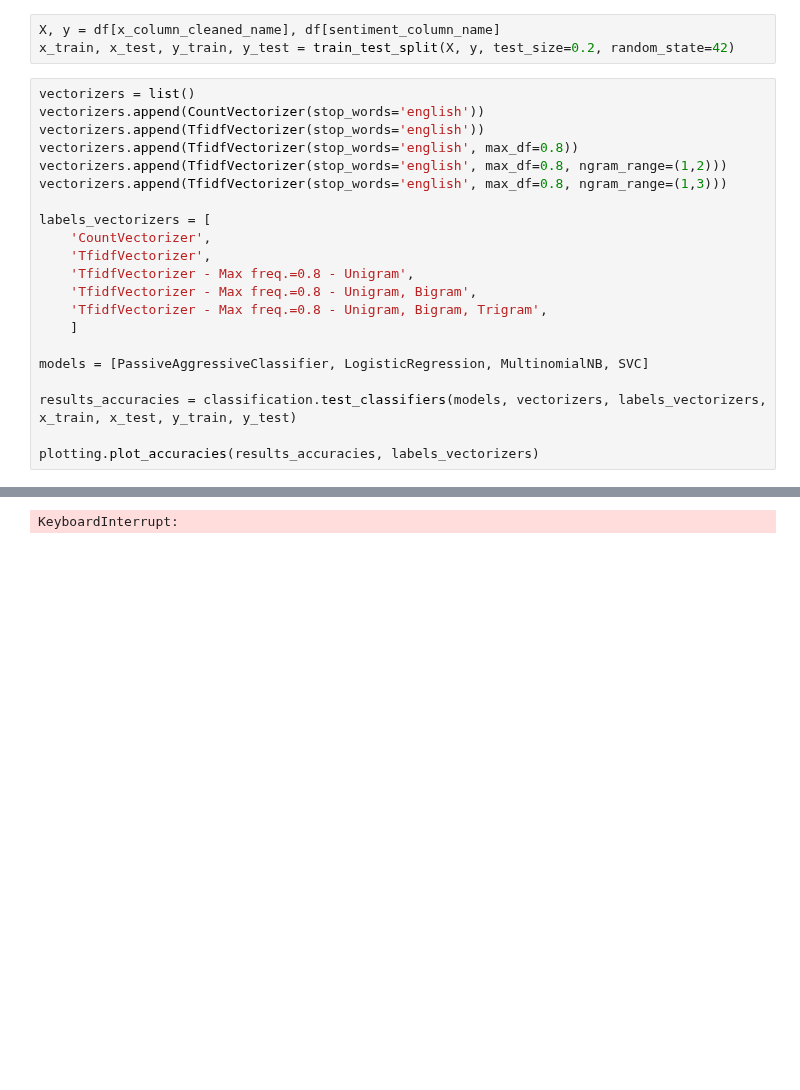
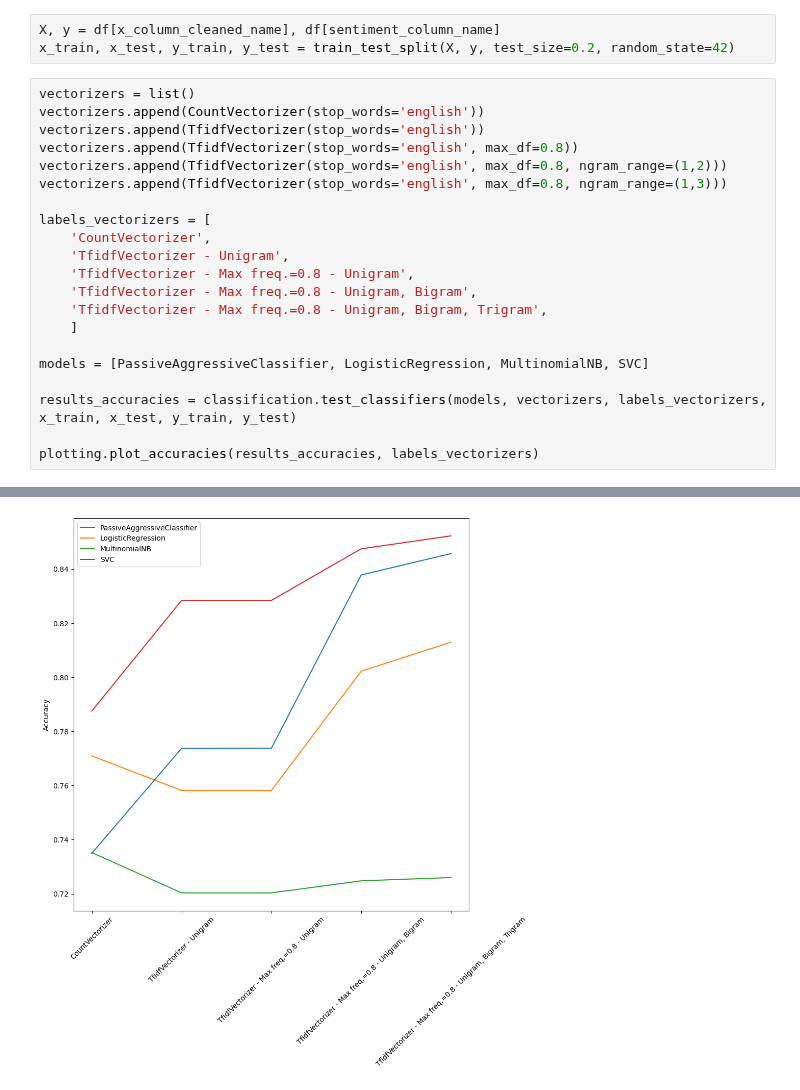
Before and after one commit to tkachenko0/McDonalds-FinderBot-for-Telegram, a Jupyter notebook: nb_OurCLF.ipynb, the cells around one changed output, grey strips where cells are left out. Drawn from its saved outputs; the diff is of its cells as text; blank space fills up the shorter version.

```diff
--- a/nb_OurCLF.ipynb
+++ b/nb_OurCLF.ipynb
@@ -70,7 +70,7 @@ vectorizers.append(TfidfVectorizer(stop_words='english', max_df=0.8, ngram_range
 
 labels_vectorizers = [
     'CountVectorizer',
-    'TfidfVectorizer',
+    'TfidfVectorizer - Unigram',
     'TfidfVectorizer - Max freq.=0.8 - Unigram',
     'TfidfVectorizer - Max freq.=0.8 - Unigram, Bigram',
     'TfidfVectorizer - Max freq.=0.8 - Unigram, Bigram, Trigram',
@@ -94,3 +102,3 @@ Accuracy for LogisticRegression with vectorizer TfidfVectorizer: 0.7581666666666
-KeyboardInterrupt:
+[figure, added]
 # %%
 # Best combination of model and vectorizer
```
Also changed, not shown: parts of 3 cells of this notebook.
